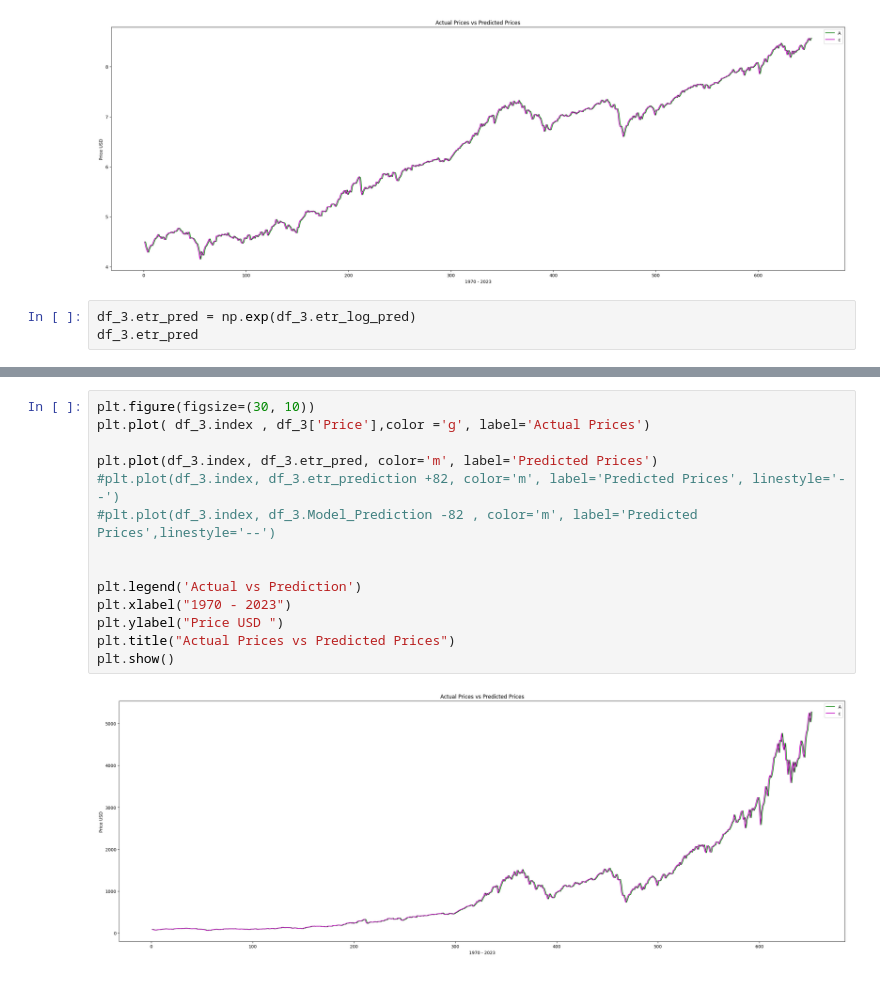
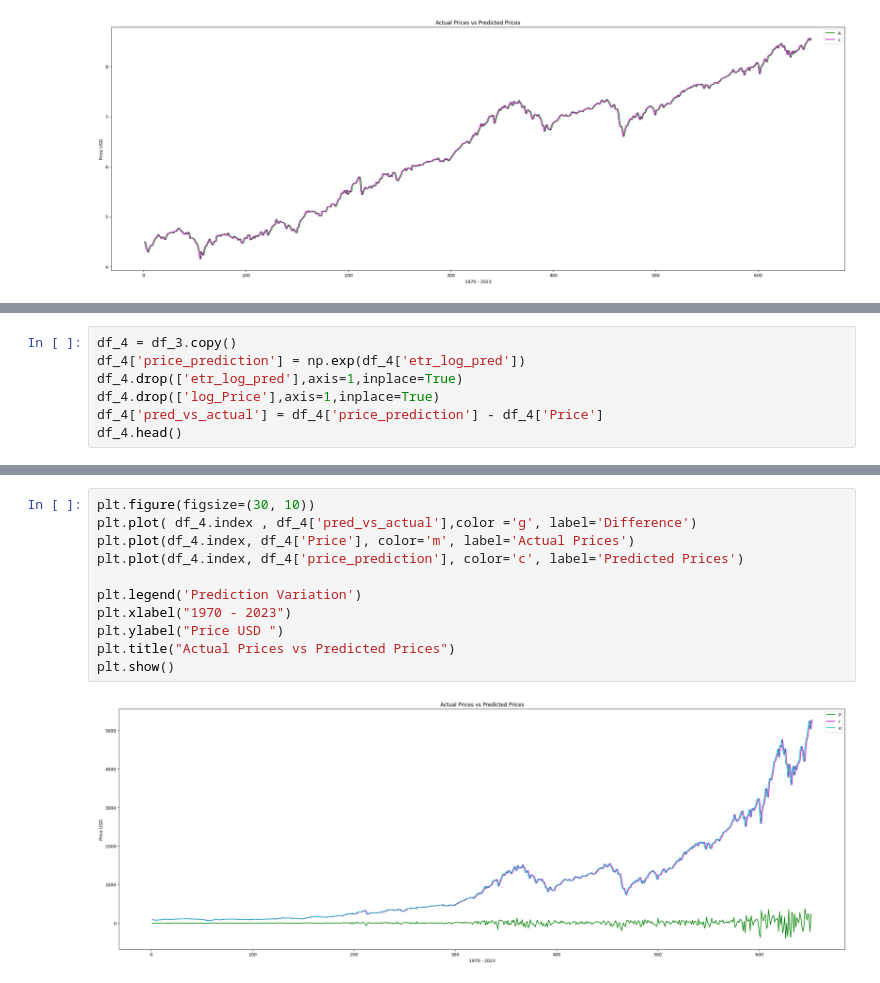
Before and after one commit to burakakay/SP-500-Price-Predictor-Project, a Jupyter notebook: S&P_500_Price_Prediction.ipynb, the cells around one changed output, grey strips where cells are left out. Drawn from its saved outputs; the diff is of its cells as text.

```diff
--- a/S&P_500_Price_Prediction.ipynb
+++ b/S&P_500_Price_Prediction.ipynb
@@ -468,6 +478,3 @@ plt.title("Actual Prices vs Predicted Prices")
 plt.show()
 # %% [output]
 [figure]
-# %%
-df_3.etr_pred = np.exp(df_3.etr_log_pred)
-df_3.etr_pred
@@ -488,0 +490,7 @@ dtype: float64
+# %%
+df_4 = df_3.copy()
+df_4['price_prediction'] = np.exp(df_4['etr_log_pred'])
+df_4.drop(['etr_log_pred'],axis=1,inplace=True)
+df_4.drop(['log_Price'],axis=1,inplace=True)
+df_4['pred_vs_actual'] = df_4['price_prediction'] - df_4['Price']
+df_4.head()
@@ -489,16 +504,13 @@ dtype: float64
 # %%
 plt.figure(figsize=(30, 10))
-plt.plot( df_3.index , df_3['Price'],color ='g', label='Actual Prices')
+plt.plot( df_4.index , df_4['pred_vs_actual'],color ='g', label='Difference')
+plt.plot(df_4.index, df_4['Price'], color='m', label='Actual Prices')
+plt.plot(df_4.index, df_4['price_prediction'], color='c', label='Predicted Prices')
 
-plt.plot(df_3.index, df_3.etr_pred, color='m', label='Predicted Prices')
-#plt.plot(df_3.index, df_3.etr_prediction +82, color='m', label='Predicted Prices', linestyle='--')
-#plt.plot(df_3.index, df_3.Model_Prediction -82 , color='m', label='Predicted Prices',linestyle='--')
-
-
-plt.legend('Actual vs Prediction')
+plt.legend('Prediction Variation')
 plt.xlabel("1970 - 2023")
 plt.ylabel("Price USD ")
 plt.title("Actual Prices vs Predicted Prices")
 plt.show()
 # %% [output]
-[figure, old version]
+[figure, new version]
```
Also changed, not shown: parts of 12 cells of this notebook.
